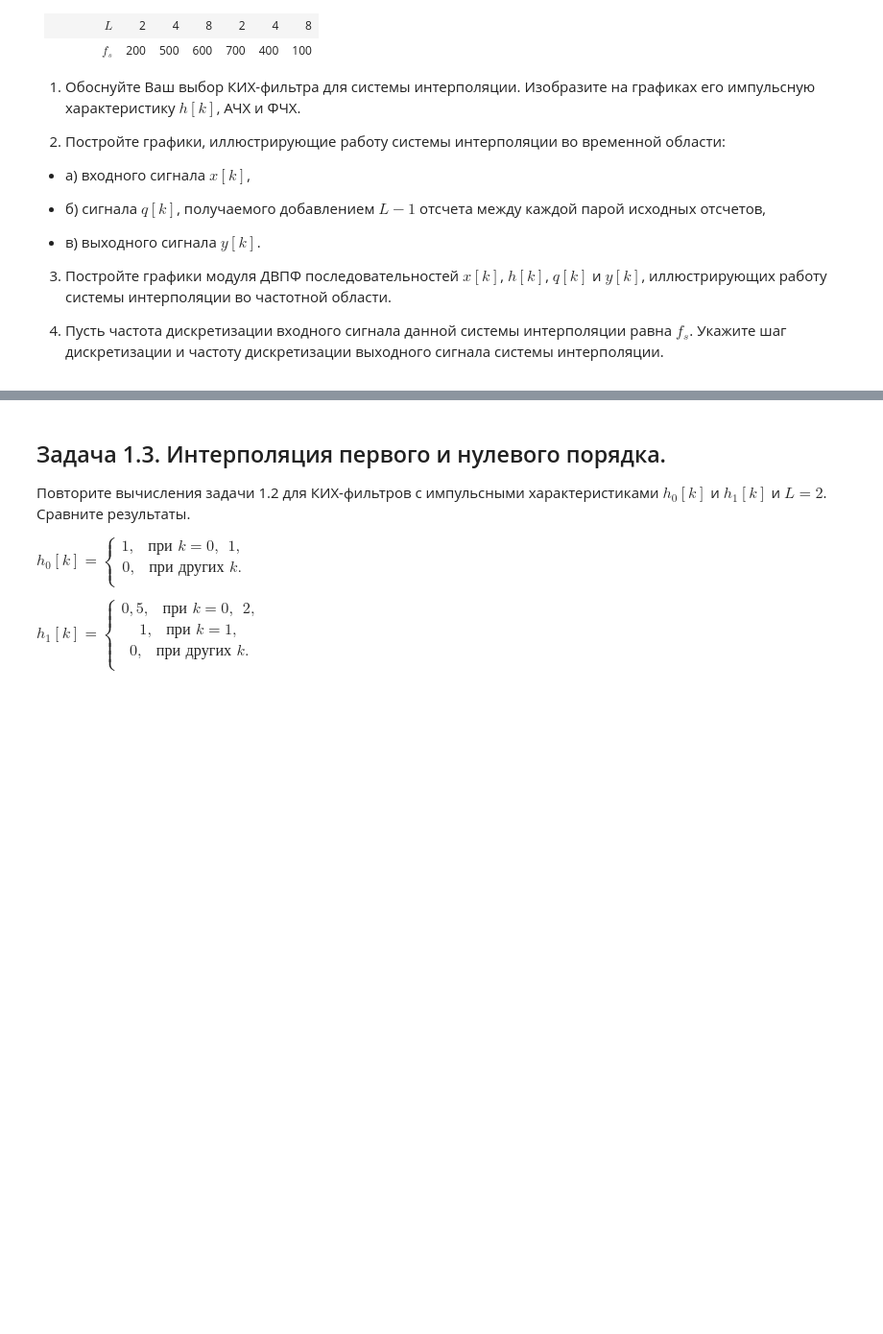
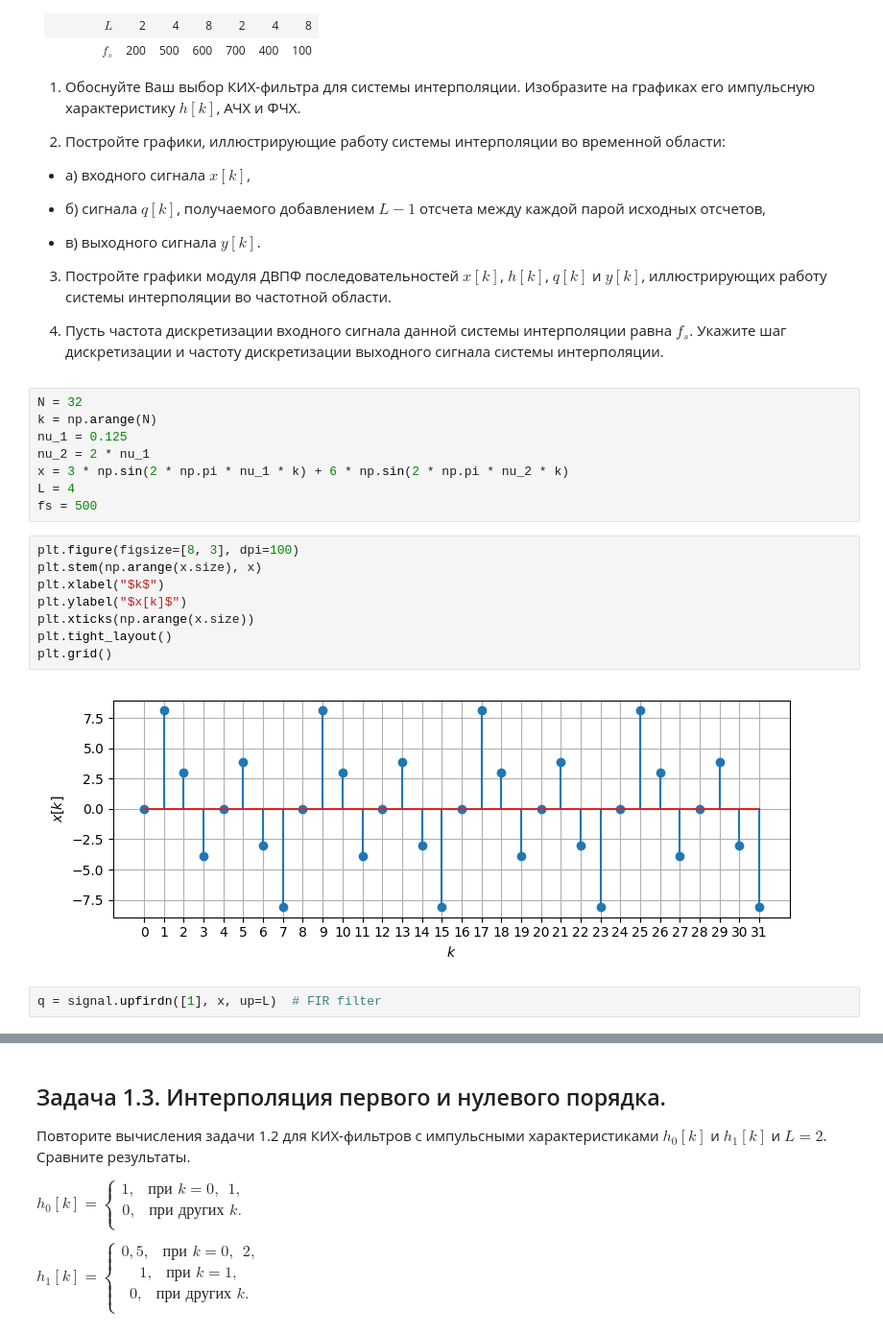
Before and after one commit to derzhavin3016/DSP-labs, a Jupyter notebook: lab6/dsp_lab6.ipynb, the cells around one changed output, grey strips where cells are left out. Shown at 96% size. Cells and saved outputs as stored; diff of their text form; blank space fills up the shorter version.

```diff
--- a/lab6/dsp_lab6.ipynb
+++ b/lab6/dsp_lab6.ipynb
@@ -138,3 +138,23 @@ plt.show()
 3) Постройте графики модуля ДВПФ последовательностей $x[k]$, $h[k]$, $q[k]$ и $y[k]$, иллюстрирующих работу системы интерполяции во частотной области.
 
 4) Пусть частота дискретизации входного сигнала данной системы интерполяции равна $f_s$. Укажите шаг дискретизации и частоту дискретизации выходного сигнала системы интерполяции.
+# %%
+N = 32
+k = np.arange(N)
+nu_1 = 0.125
+nu_2 = 2 * nu_1
+x = 3 * np.sin(2 * np.pi * nu_1 * k) + 6 * np.sin(2 * np.pi * nu_2 * k)
+L = 4
+fs = 500
+# %%
+plt.figure(figsize=[8, 3], dpi=100)
+plt.stem(np.arange(x.size), x)
+plt.xlabel("$k$")
+plt.ylabel("$x[k]$")
+plt.xticks(np.arange(x.size))
+plt.tight_layout()
+plt.grid()
+# %% [output]
+[figure, added]
+# %%
+q = signal.upfirdn([1], x, up=L)  # FIR filter
```
Also changed, not shown: parts of 9 cells of this notebook.
